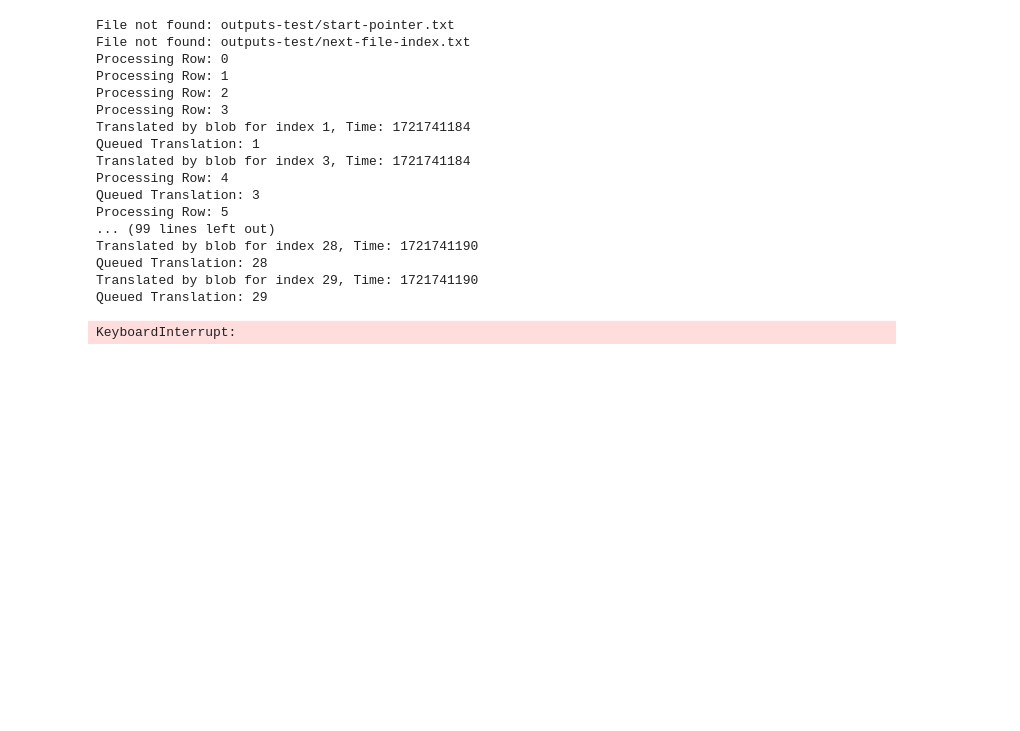
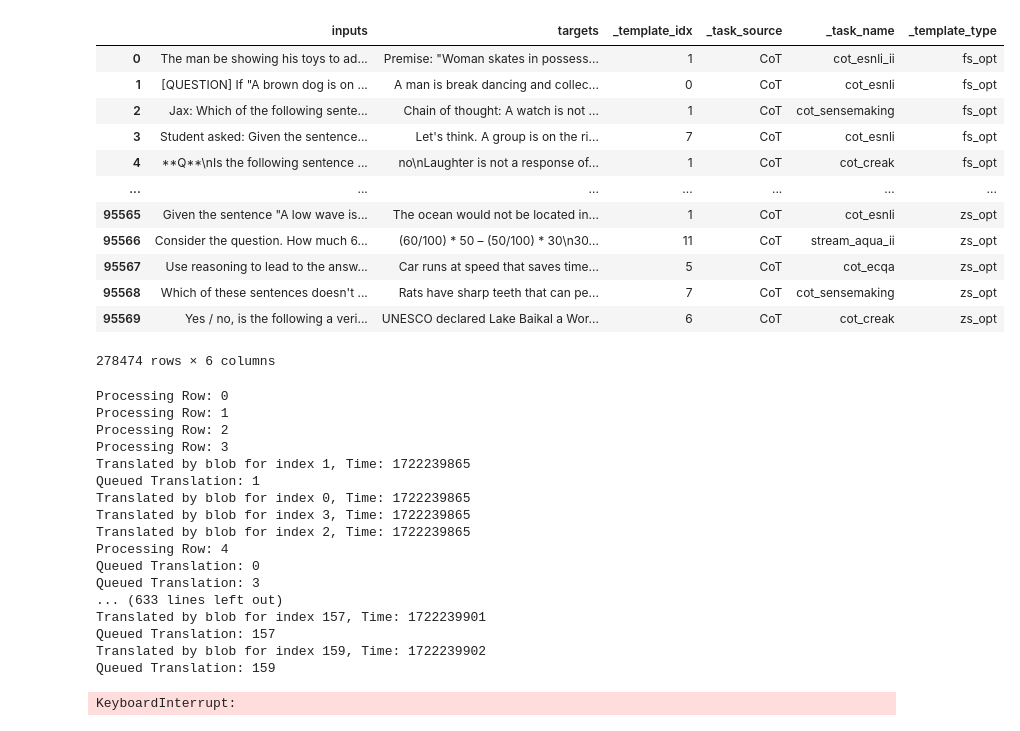
Before and after one commit to the-ai-team/enhancing-sinhala-nlp, a Jupyter notebook: translate_content.ipynb, the cells around one changed output. Saved outputs shown, nothing was run; the diff lists cells and outputs as text; code cells hidden in the pictures; blank space fills up the shorter version.

```diff
--- a/translate_content.ipynb
+++ b/translate_content.ipynb
@@ -1,9 +1,24 @@
 # %%
 # Loading Dataset
 import utils
 
-folder_path = 'datasets/cot-zsopt'
+folder_path = 'datasets/cot-fsopt'
 dataset = utils.load_dataset(folder_path)
+dataset
+# %% [output]
+|  | inputs | targets | _template_idx | _task_source | _task_name | _template_type |
+| 0 | The man be showing his toys to ad... | Premise: "Woman skates in possess... | 1 | CoT | cot_esnli_ii | fs_opt |
+| 1 | [QUESTION] If "A brown dog is on ... | A man is break dancing and collec... | 0 | CoT | cot_esnli | fs_opt |
+| 2 | Jax: Which of the following sente... | Chain of thought: A watch is not ... | 1 | CoT | cot_sensemaking | fs_opt |
+| 3 | Student asked: Given the sentence... | Let's think. A group is on the ri... | 7 | CoT | cot_esnli | fs_opt |
+| 4 | **Q**\nIs the following sentence ... | no\nLaughter is not a response of... | 1 | CoT | cot_creak | fs_opt |
+| ... | ... | ... | ... | ... | ... | ... |
+| 95565 | Given the sentence "A low wave is... | The ocean would not be located in... | 1 | CoT | cot_esnli | zs_opt |
+| 95566 | Consider the question. How much 6... | (60/100) * 50 – (50/100) * 30\n30... | 11 | CoT | stream_aqua_ii | zs_opt |
+| 95567 | Use reasoning to lead to the answ... | Car runs at speed that saves time... | 5 | CoT | cot_ecqa | zs_opt |
+| 95568 | Which of these sentences doesn't ... | Rats have sharp teeth that can pe... | 7 | CoT | cot_sensemaking | zs_opt |
+| 95569 | Yes / no, is the following a veri... | UNESCO declared Lake Baikal a Wor... | 6 | CoT | cot_creak | zs_opt |
+278474 rows × 6 columns
 # %%
 # Translate using unofficial API
 from concurrent.futures import wait, FIRST_EXCEPTION
@@ -12,10 +27,10 @@ from deep_translator.exceptions import RequestError
 from errors import InvalidOutputError, MissingTranslationError, GeneralError, ReachedMaxRetriesError
 import csv
 import concurrent.futures
-import config, utils
-from multi_thread_handler import MultiThreadHandler, mth
+import utils
+from multi_thread_handler import mth
 
-dataset_name = 'test'
+dataset_name = 'cot-fsopt'
 output_folder = f'outputs/{dataset_name}'
 start_pointer_file_path = f'{output_folder}/start-pointer.txt'
 next_file_index_file_path = f'{output_folder}/next-file-index.txt'
@@ -26,7 +41,7 @@ next_file_index = utils.read_integer_from_file(next_file_index_file_path)
 # start_pointer = 9461
 # next_file_index = 9
 
-file_name = config.get_file_name(output_folder, next_file_index, dataset_name, 'csv')
+file_name = utils.get_output_csv_path(output_folder, next_file_index, dataset_name, 'csv')
 content_len = len(dataset)
 
 error_occurred = False
@@ -133,21 +148,21 @@ def translate_dataset(block_after: int = None):
 
 translate_dataset()
 # %% [output]
-File not found: outputs-test/start-pointer.txt
-File not found: outputs-test/next-file-index.txt
 Processing Row: 0
 Processing Row: 1
 Processing Row: 2
 Processing Row: 3
-Translated by blob for index 1, Time: 1721741184
+Translated by blob for index 1, Time: 1722239865
 Queued Translation: 1
-Translated by blob for index 3, Time: 1721741184
+Translated by blob for index 0, Time: 1722239865
+Translated by blob for index 3, Time: 1722239865
+Translated by blob for index 2, Time: 1722239865
 Processing Row: 4
+Queued Translation: 0
 Queued Translation: 3
-Processing Row: 5
-... (99 lines left out)
-Translated by blob for index 28, Time: 1721741190
-Queued Translation: 28
-Translated by blob for index 29, Time: 1721741190
-Queued Translation: 29
+... (633 lines left out)
+Translated by blob for index 157, Time: 1722239901
+Queued Translation: 157
+Translated by blob for index 159, Time: 1722239902
+Queued Translation: 159
 KeyboardInterrupt:
```
Also changed, not shown: 2 other files.
